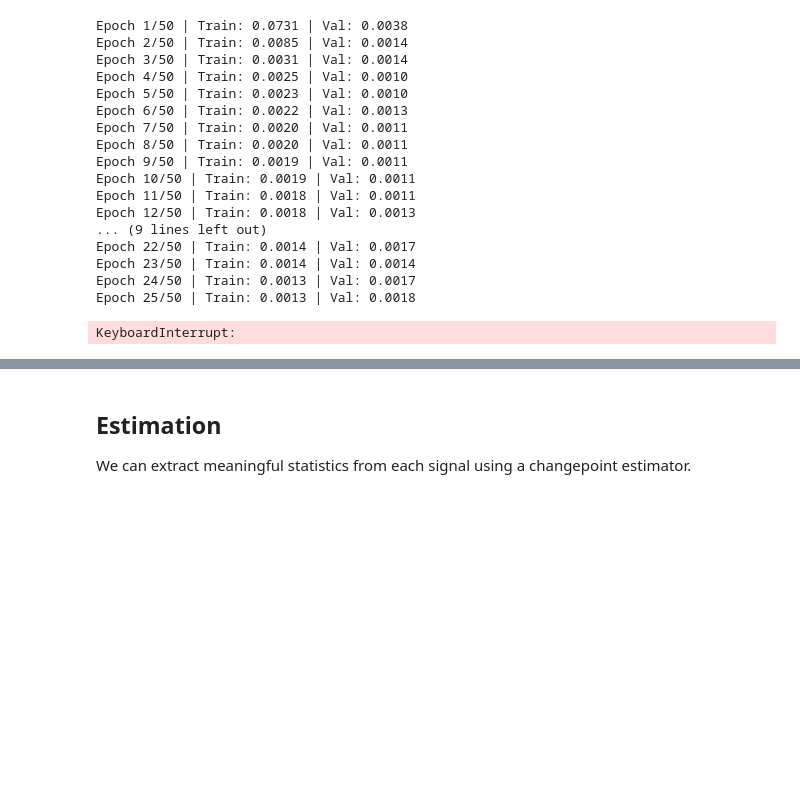
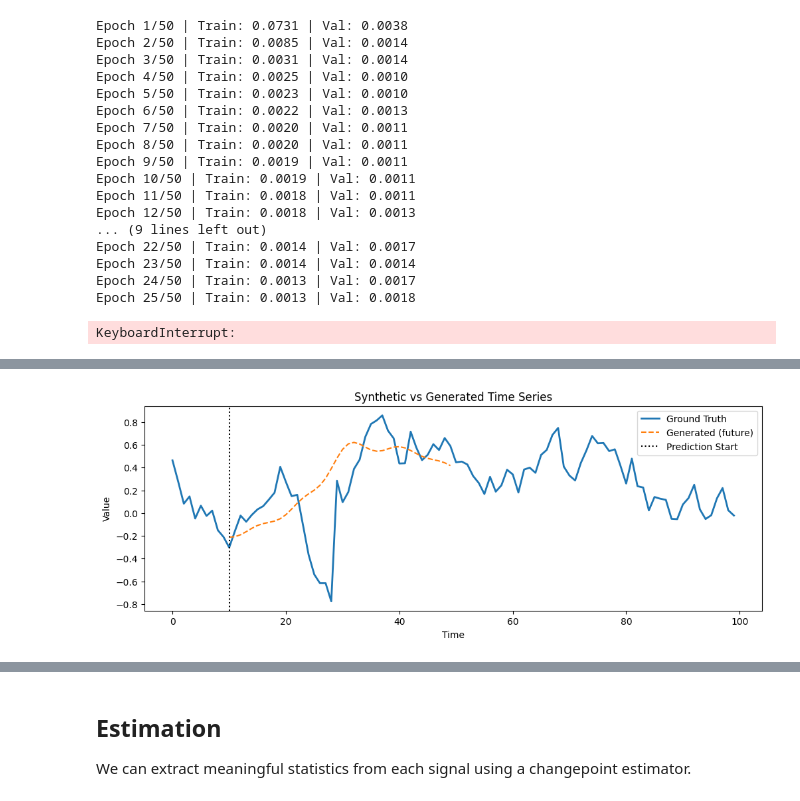
Before and after one commit to xMotska/DGP-transformer, a Jupyter notebook: Signals and Transformer.ipynb, the cells around one changed output, grey strips where cells are left out. Saved outputs shown, nothing was run; the diff lists cells and outputs as text; code cells hidden in the pictures; blank space fills up the shorter version.

```diff
--- a/Signals and Transformer.ipynb
+++ b/Signals and Transformer.ipynb
@@ -669,0 +742,3 @@ KeyboardInterrupt:
+# %%
+model = TimeSeriesTransformer(1, D_M, 4, 3)
+train_los, val_los, model = train1(model, train_loader, val_loader, epochs=50)
@@ -669,0 +763,26 @@ KeyboardInterrupt:
+# %%
+
+model.eval()
+signal = random.choice(val_data)
+signal = signal.unsqueeze(0).unsqueeze(-1)
+generated = model.generate(signal[:, :10,:], 40)
+signal_plot = signal.squeeze(0).squeeze(-1).cpu().numpy()
+generated_plot = generated.squeeze(0).squeeze(-1).cpu().numpy()
+plt.figure(figsize=(12,4))
+
+plt.plot(signal_plot, label="Ground Truth", linewidth=2)
+plt.plot(
+    range(10, 10 + len(generated_plot)),
+    generated_plot,
+    "--",
+    label="Generated (future)"
+)
+plt.axvline(10, color="k", linestyle=":", label="Prediction Start")
+
+plt.legend()
+plt.title("Synthetic vs Generated Time Series")
+plt.xlabel("Time")
+plt.ylabel("Value")
+plt.show()
+# %% [output]
+[figure, added]
```
Also changed, not shown: parts of 22 cells of this notebook.
